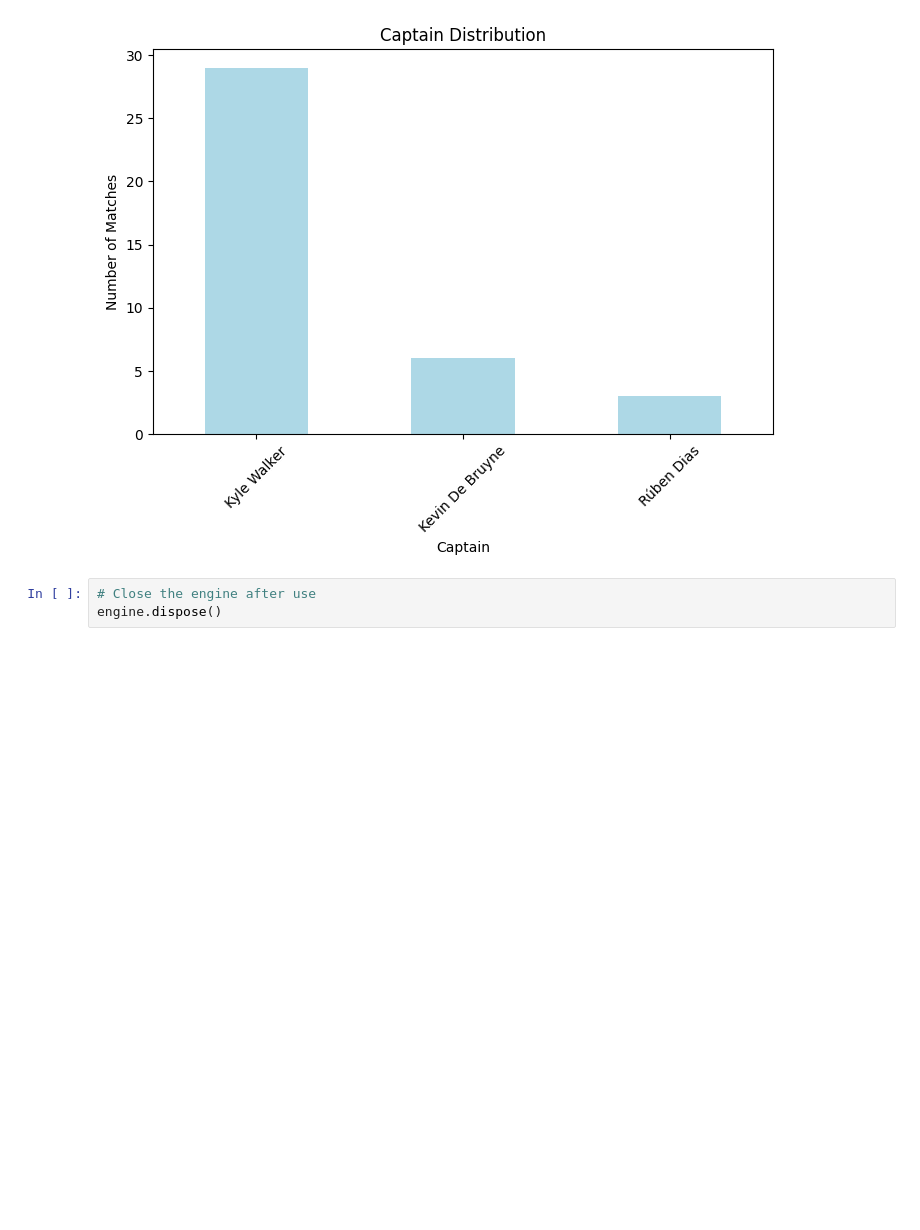
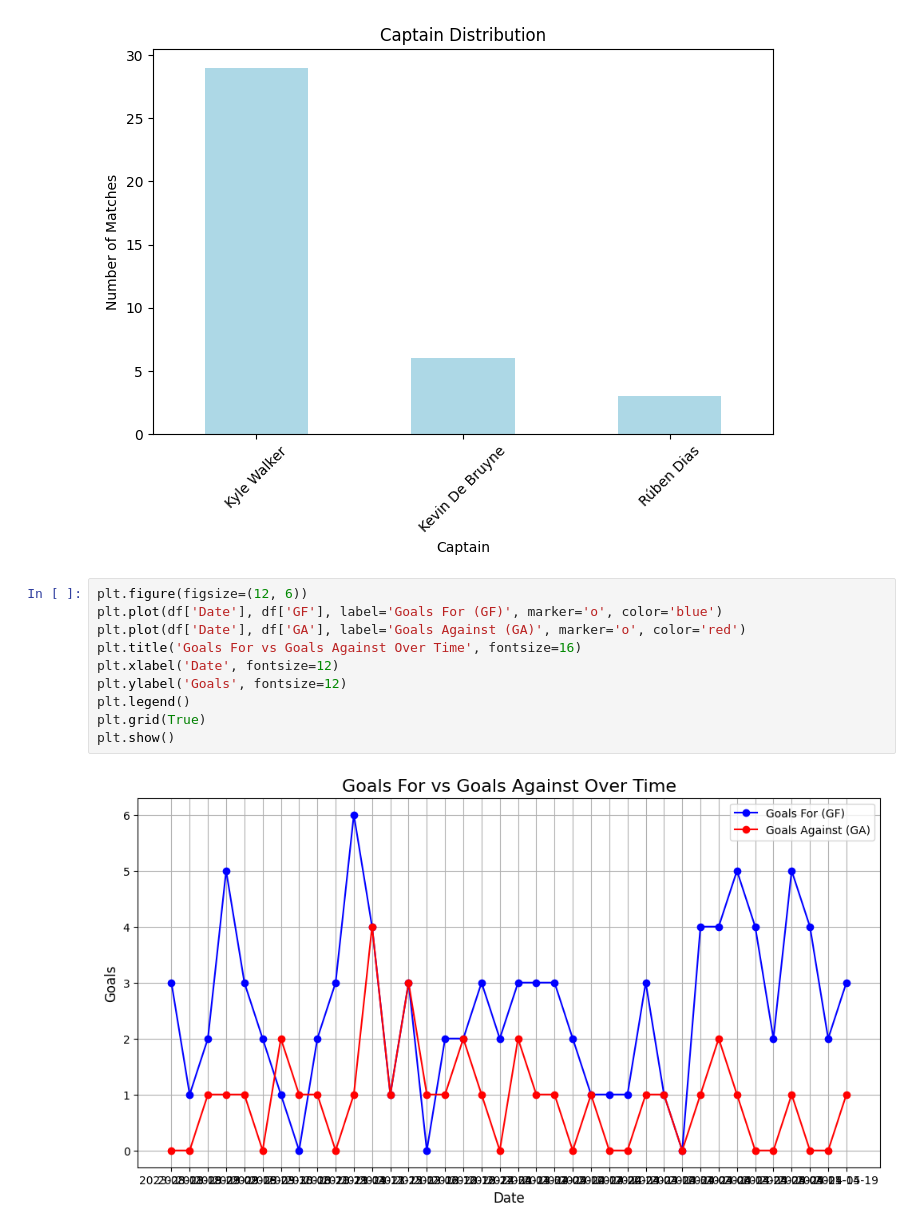
Before and after one commit to CrystalKhadka/expectedGoalsPrediction, a Jupyter notebook: data_visualization/match_fixtures_visualization.ipynb, the cells around one changed output. Cells and saved outputs as stored; diff of their text form; blank space fills up the shorter version.

Commit message:
feature engineering and exploratory data analysis

```diff
--- a/data_visualization/match_fixtures_visualization.ipynb
+++ b/data_visualization/match_fixtures_visualization.ipynb
@@ -127,5 +128,14 @@ plt.show()
 # %% [output]
 [figure]
 # %%
-# Close the engine after use
-engine.dispose()
+plt.figure(figsize=(12, 6))
+plt.plot(df['Date'], df['GF'], label='Goals For (GF)', marker='o', color='blue')
+plt.plot(df['Date'], df['GA'], label='Goals Against (GA)', marker='o', color='red')
+plt.title('Goals For vs Goals Against Over Time', fontsize=16)
+plt.xlabel('Date', fontsize=12)
+plt.ylabel('Goals', fontsize=12)
+plt.legend()
+plt.grid(True)
+plt.show()
+# %% [output]
+[figure, added]
```
Also changed, not shown: parts of 10 cells of this notebook, 11 other files.
